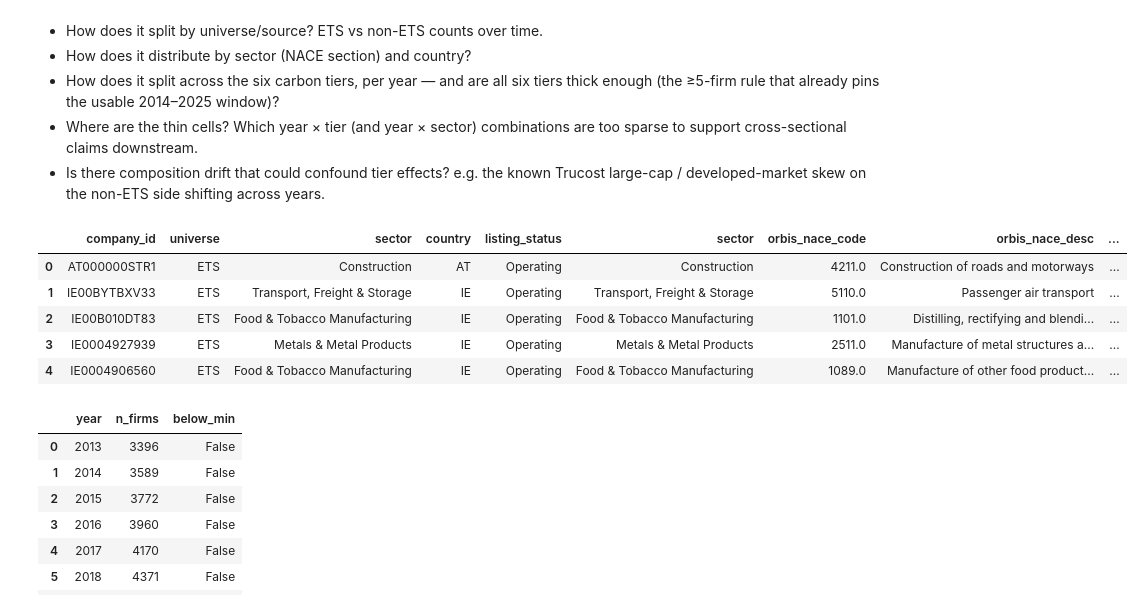
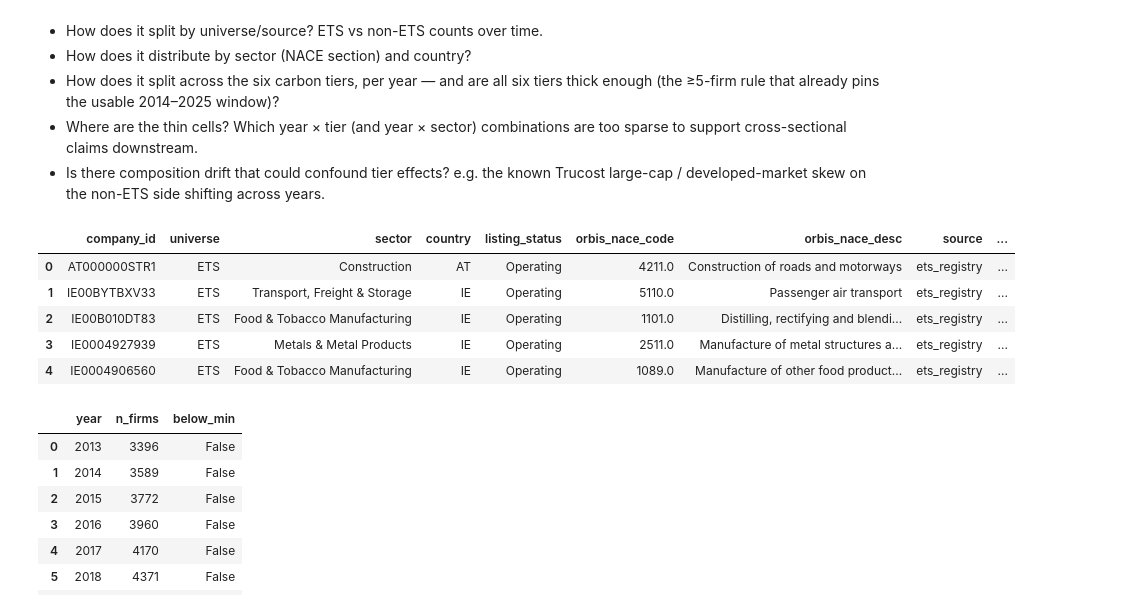
Before and after one commit to salinela/carbon-portfolio-project-v2, a Jupyter notebook: notebooks/08_eda.ipynb, the cells around one changed output. Drawn from its saved outputs; the diff is of its cells as text; code cells hidden in the pictures.

```diff
--- a/notebooks/08_eda.ipynb
+++ b/notebooks/08_eda.ipynb
@@ -229,3 +229,13 @@ tier_diag
  'nace1_nulls': 34,
  'n_untiered': 17,
  'n_tiered': 11897}
+# %%
+meta = meta.reset_index()
+nace1 = nace_categorisation.reset_index()
+nace1.rename(columns={"orbis_nace_code": "nace_categorisation"}, inplace=True)
+
+# join nace categorisation to meta:
+meta = meta.merge(nace1,
+                  on="company_id",
+                  how = 'left')
+meta.head()
@@ -498,16 +515,15 @@ Main questions:
 - Is there composition drift that could confound tier effects? e.g. the known Trucost large-cap / developed-market skew on the non-ETS side shifting across years.
 # %%
 # C.0 — build the static attribute table once (autoreload picks up eda.py)
-meta_df = meta.reset_index()
-attrs = eda.company_attrs(meta_df, fy)
+attrs = eda.company_attrs(meta, fy)
 attrs.head()
 # %% [output]
-|  | company_id | universe | sector | country | listing_status | sector | orbis_nace_code | orbis_nace_desc | ... |
-| 0 | AT000000STR1 | ETS | Construction | AT | Operating | Construction | 4211.0 | Construction of roads and motorways | ... |
-| 1 | IE00BYTBXV33 | ETS | Transport, Freight & Storage | IE | Operating | Transport, Freight & Storage | 5110.0 | Passenger air transport | ... |
-| 2 | IE00B010DT83 | ETS | Food & Tobacco Manufacturing | IE | Operating | Food & Tobacco Manufacturing | 1101.0 | Distilling, rectifying and blendi... | ... |
-| 3 | IE0004927939 | ETS | Metals & Metal Products | IE | Operating | Metals & Metal Products | 2511.0 | Manufacture of metal structures a... | ... |
-| 4 | IE0004906560 | ETS | Food & Tobacco Manufacturing | IE | Operating | Food & Tobacco Manufacturing | 1089.0 | Manufacture of other food product... | ... |
+|  | company_id | universe | sector | country | listing_status | orbis_nace_code | orbis_nace_desc | source | ... |
+| 0 | AT000000STR1 | ETS | Construction | AT | Operating | 4211.0 | Construction of roads and motorways | ets_registry | ... |
+| 1 | IE00BYTBXV33 | ETS | Transport, Freight & Storage | IE | Operating | 5110.0 | Passenger air transport | ets_registry | ... |
+| 2 | IE00B010DT83 | ETS | Food & Tobacco Manufacturing | IE | Operating | 1101.0 | Distilling, rectifying and blendi... | ets_registry | ... |
+| 3 | IE0004927939 | ETS | Metals & Metal Products | IE | Operating | 2511.0 | Manufacture of metal structures a... | ets_registry | ... |
+| 4 | IE0004906560 | ETS | Food & Tobacco Manufacturing | IE | Operating | 1089.0 | Manufacture of other food product... | ets_registry | ... |
 # %%
 # C.1 — Q1: firms present per year
 panel_t_df = panel_t.reset_index()
```
Also changed, not shown: parts of 3 cells of this notebook.
